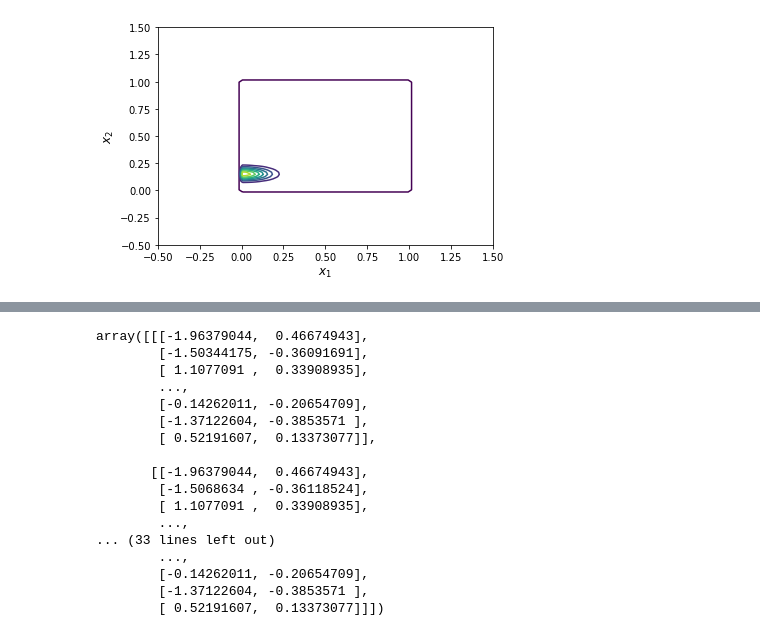
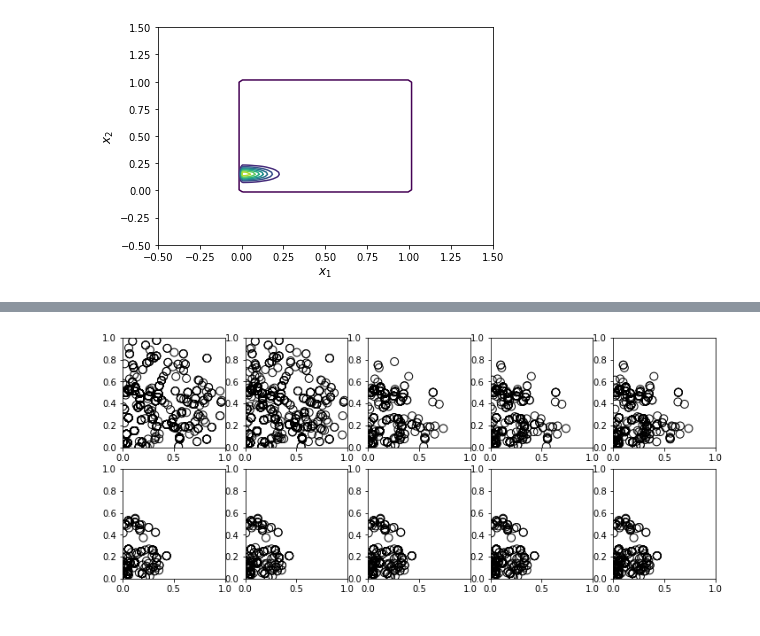
Before and after one commit to marcusklasson/smc_methods, a Jupyter notebook: homework/h4.ipynb, the cells around one changed output, grey strips where cells are left out. Drawn from its saved outputs; the diff is of its cells as text; code cells hidden in the pictures.

```diff
--- a/homework/h4.ipynb
+++ b/homework/h4.ipynb
@@ -89,8 +102,9 @@ def smc_sampler(K, N, ess_trigger, tau):
 # %%
+np.random.seed(42)
 N = 100
-tau = 0.02
+tau = 1.0#0.02
 ess_trigger = 0.7*N
-K = 2
-x, w, ancs, Z_hat = smc_sampler(K, N, ess_trigger, tau)
-print("Z_hat: ", Z_hat)
+K = 10
+x, w, ancs, Z_hat, ess = smc_sampler(K, N, ess_trigger, tau)
+print("Estimate of normalizing constant: ", Z_hat)
 # %% [output]
@@ -114,20 +114,9 @@ Z_hat:  0.0
-# %%
-x
-# %% [output]
-array([[[-1.96379044,  0.46674943],
-        [-1.50344175, -0.36091691],
-        [ 1.1077091 ,  0.33908935],
-        ...,
-        [-0.14262011, -0.20654709],
-        [-1.37122604, -0.3853571 ],
-        [ 0.52191607,  0.13373077]],
-
-       [[-1.96379044,  0.46674943],
-        [-1.5068634 , -0.36118524],
-        [ 1.1077091 ,  0.33908935],
-        ...,
-... (33 lines left out)
-        ...,
-        [-0.14262011, -0.20654709],
-        [-1.37122604, -0.3853571 ],
-        [ 0.52191607,  0.13373077]]])
+# %%
+fig, axs = plt.subplots(nrows=2, ncols=5, figsize=(12,5))
+axs = axs.flatten()
+for k in range(K):
+    #print(axs[k])
+    axs[k].scatter(x[k+1, :, 0], x[k+1, :, 1], s=80, facecolors='none', edgecolors='k')
+    axs[k].set_xlim(0.0, 1.0); axs[k].set_ylim(0.0, 1.0);
+# %% [output]
+[figure, added]
```
Also changed, not shown: parts of 9 cells of this notebook.
